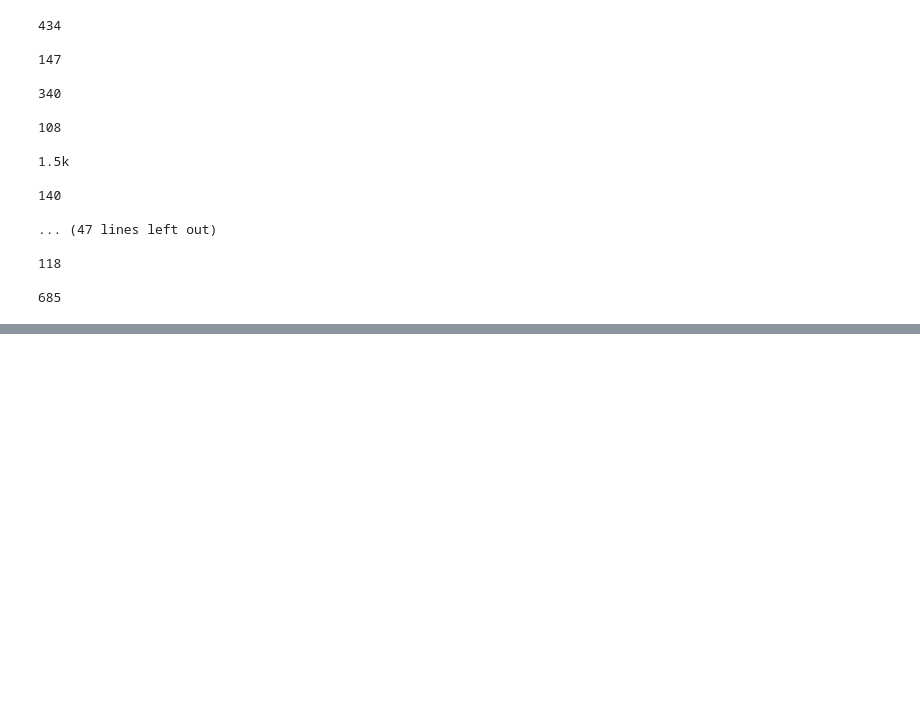
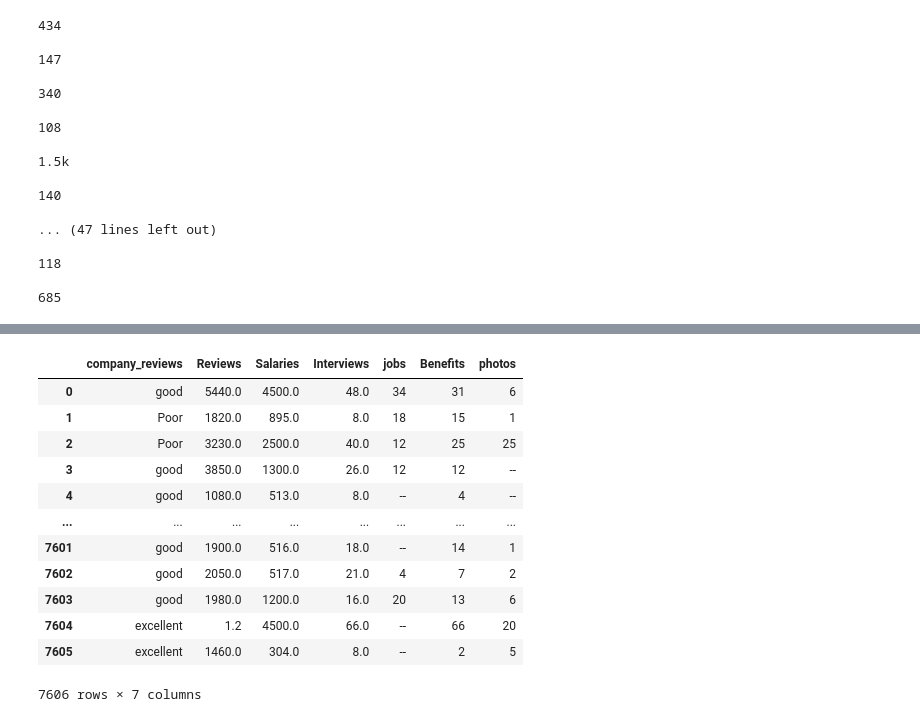
Before and after one commit to omkar429/salary_prediction, a Jupyter notebook: notebooks/test.ipynb, the cells around one changed output, grey strips where cells are left out. Cells and saved outputs as stored; diff of their text form; code cells hidden in the pictures; blank space fills up the shorter version.

```diff
--- a/notebooks/test.ipynb
+++ b/notebooks/test.ipynb
@@ -292,0 +337,6 @@ array(['434 ', '147 ', '340 ', '108 ', '1.5 ', '140 ', '112 ', '241 ',
+# %%
+def astype(df: pd.DataFrame) -> pd.DataFrame:
+    df['Reviews'] = df['Reviews'].astype(float)
+    return df
+# %%
+a = astype(a)
@@ -292,0 +347,16 @@ array(['434 ', '147 ', '340 ', '108 ', '1.5 ', '140 ', '112 ', '241 ',
+# %%
+b = []
+
+for i in a['Salaries']:
+    if 'k' in i:
+        n = i.replace('k','')
+        n = float(n)
+        n = n * 1000
+        b.append(n)
+    elif 'L' in i:
+        n = i.replace('L','')
+        n = float(n)
+        n = n * 100000
+        b.append(n)
+    else:
+        b.append(i)
@@ -292,0 +472,37 @@ array(['434 ', '147 ', '340 ', '108 ', '1.5 ', '140 ', '112 ', '241 ',
+# %%
+# remove letter in salary columns and change the datatype into float
+def replace_Interviews_car(df: pd.DataFrame) -> pd.DataFrame:
+    b = []
+
+    for i in df['Interviews']:
+        if 'k' in i:
+            n = i.replace('k','')
+            n = float(n)
+            n = n * 1000
+            b.append(n)
+        elif '--' in i:
+            n = i.replace('--','0')
+            n = float(n)
+            b.append(n)
+        else:
+            b.append(i)
+    df['Interviews'] = b
+    df['Interviews'] = df['Interviews'].astype(float)
+
+    return df
+# %%
+replace_Interviews_car(df=df)
+# %% [output]
+|  | company_reviews | Reviews | Salaries | Interviews | jobs | Benefits | photos |
+| 0 | good | 5440.0 | 4500.0 | 48.0 | 34 | 31 | 6 |
+| 1 | Poor | 1820.0 | 895.0 | 8.0 | 18 | 15 | 1 |
+| 2 | Poor | 3230.0 | 2500.0 | 40.0 | 12 | 25 | 25 |
+| 3 | good | 3850.0 | 1300.0 | 26.0 | 12 | 12 | -- |
+| 4 | good | 1080.0 | 513.0 | 8.0 | -- | 4 | -- |
+| ... | ... | ... | ... | ... | ... | ... | ... |
+| 7601 | good | 1900.0 | 516.0 | 18.0 | -- | 14 | 1 |
+| 7602 | good | 2050.0 | 517.0 | 21.0 | 4 | 7 | 2 |
+| 7603 | good | 1980.0 | 1200.0 | 16.0 | 20 | 13 | 6 |
+| 7604 | excellent | 1.2 | 4500.0 | 66.0 | -- | 66 | 20 |
+| 7605 | excellent | 1460.0 | 304.0 | 8.0 | -- | 2 | 5 |
+7606 rows × 7 columns
```
Also changed, not shown: parts of 67 cells of this notebook, 13 other files.
